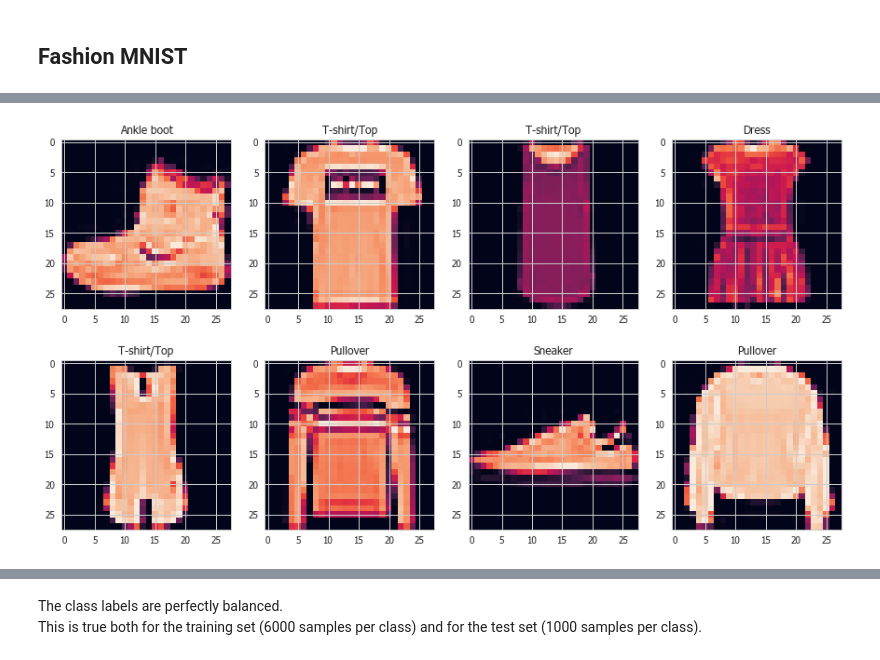
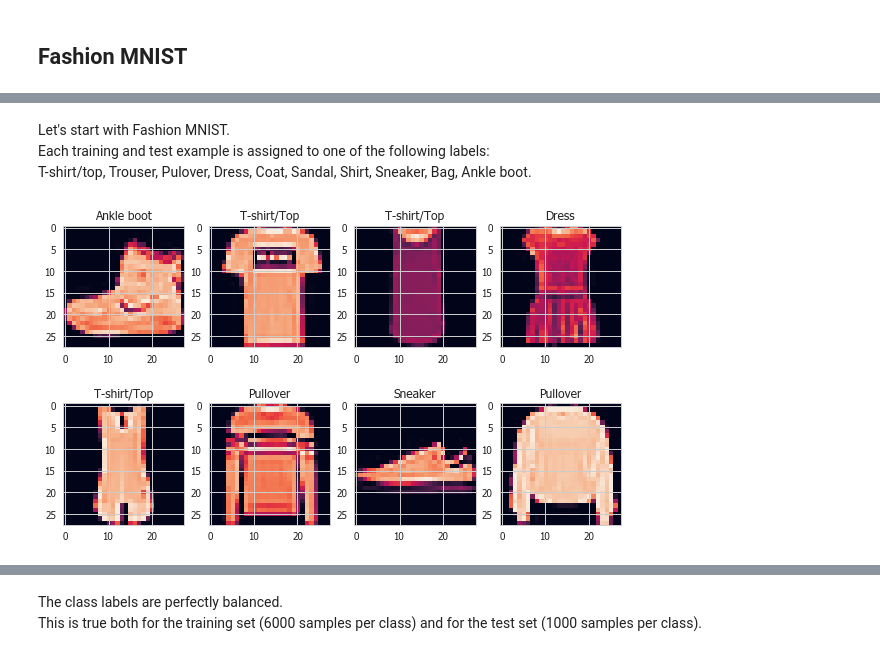
Before and after one commit to sgiammy/ASI-course, a Jupyter notebook: ae2018/ae2018.ipynb, the cells around one changed output, grey strips where cells are left out. Drawn from its saved outputs; the diff is of its cells as text; code cells hidden in the pictures.

```diff
--- a/ae2018/ae2018.ipynb
+++ b/ae2018/ae2018.ipynb
@@ -299,0 +25,10 @@ def plot_images(images, cls_true, cls_pred=None, smooth=True):
+# %%
+from keras.datasets import fashion_mnist, cifar10
+
+(mnist_train_data, mnist_train_label), (mnist_test_data, mnist_test_label) = fashion_mnist.load_data()
+(cifar_train_data, cifar_train_label), (cifar_test_data, cifar_test_label) = cifar10.load_data()
+
+mnist_labels = ['T-shirt/Top', 'Trouser','Pullover','Dress','Coat','Sandal', 'Shirt',
+               'Sneaker','Bag','Ankle boot']
+cifar_labels = ['airplane','automobile','bird','cat', 'deer','dog','frog','horse','ship',
+                'truck']
@@ -355,13 +96,12 @@ Each training and test example is assigned to one of the following labels:
+# %% [markdown]
+Let's start with Fashion MNIST.<br>
+Each training and test example is assigned to one of the following labels:<br>
+T-shirt/top, Trouser, Pulover, Dress, Coat, Sandal, Shirt, Sneaker, Bag, Ankle boot.
 # %%
-mnist_labels = ['T-shirt/Top', 'Trouser','Pullover','Dress','Coat','Sandal', 'Shirt',
-               'Sneaker','Bag','Ankle boot']
-mnist_train = read_mnist('training')
-mnist_test = read_mnist('testing')
-
-fig, axes = plt.subplots(2, 4, figsize=(15, 8))
-for ax, (label, image) in zip(axes.flat, mnist_train[:8]):
+fig, axes = plt.subplots(2, 4, figsize=(10, 6))
+for ax, image, label in zip(axes.flat, mnist_train_data[:8], mnist_train_label[:8]):
     ax.imshow(image)
     ax.set_title(mnist_labels[label])
 plt.show()
 # %% [output]
-[figure, old version]
+[figure, new version]
```
Also changed, not shown: parts of 36 cells of this notebook.
